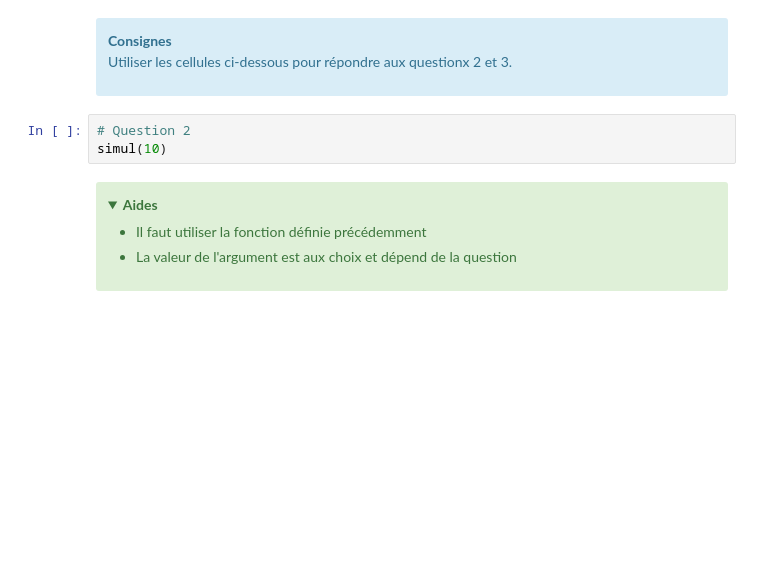
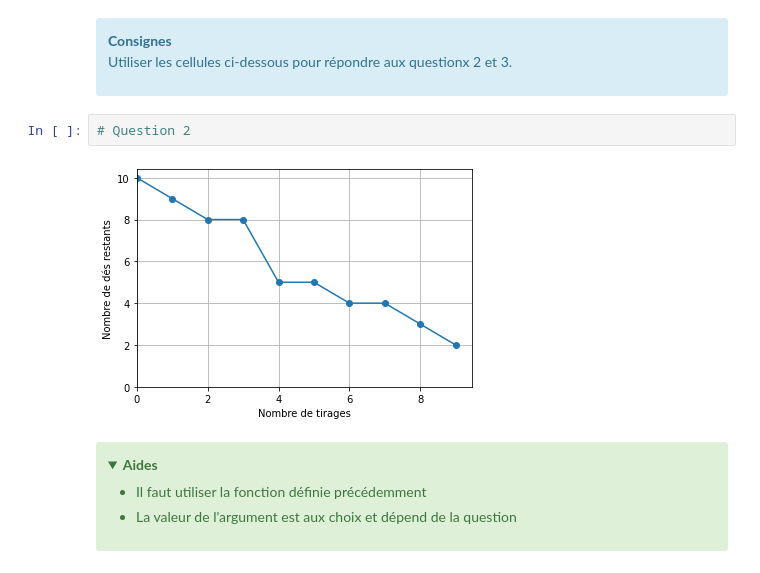
Before and after one commit to Prof-SABRA/1_ES, a Jupyter notebook: lance_des_2.ipynb, the cells around one changed output. Cells and saved outputs as stored; diff of their text form; folded sections open; blank space fills up the shorter version.

```diff
--- a/lance_des_2.ipynb
+++ b/lance_des_2.ipynb
@@ -76,7 +76,8 @@ def simul (nb_des_i):
     <p> Utiliser les cellules ci-dessous pour répondre aux questionx 2 et 3. </p>
 # %%
 # Question 2
-simul(10)
+# %% [output]
+[figure, added]
 # %% [markdown]
 <div class="alert alert-block alert-success">
     <details>
```
Also changed, not shown: parts of 3 cells of this notebook.
